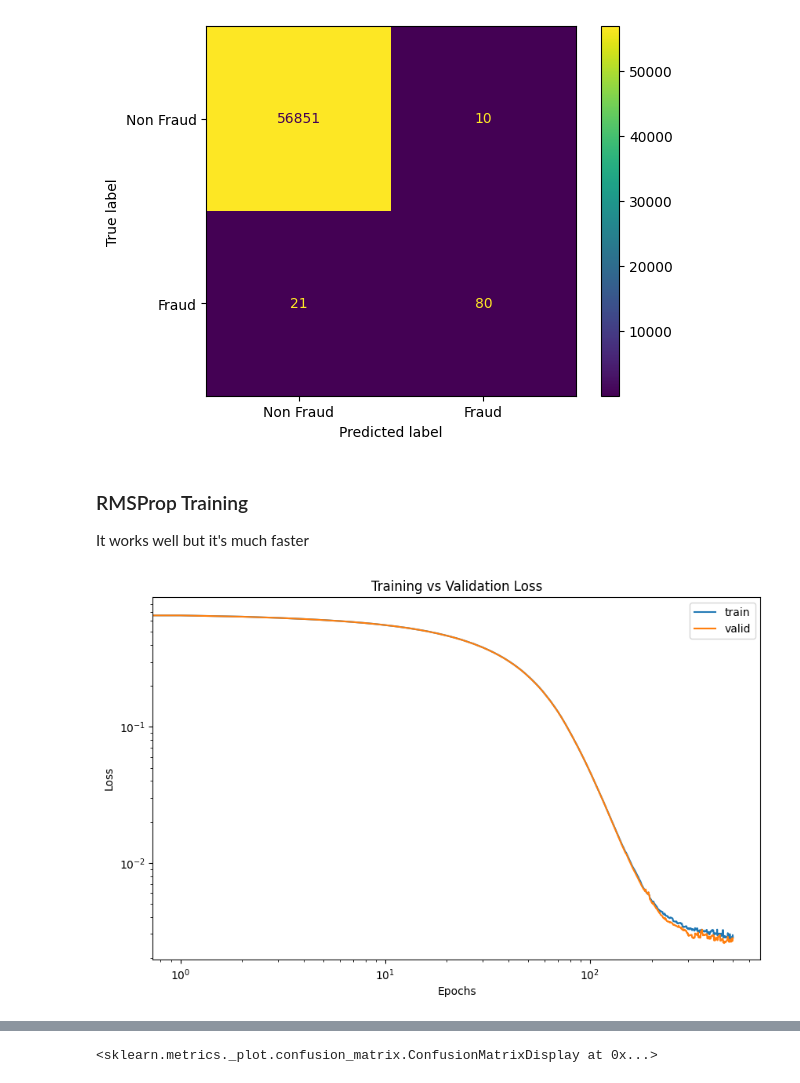
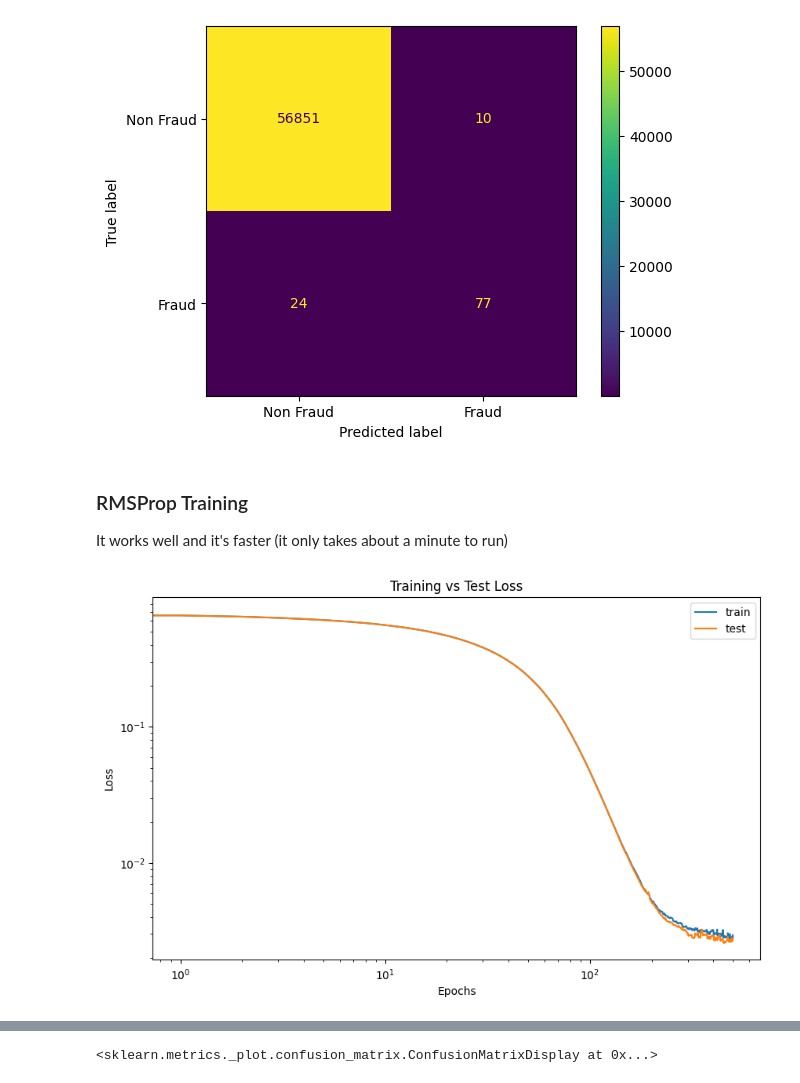
Before and after one commit to edogriba/NAML-2024, a Jupyter notebook: AutoEncoderForFraudDetection.ipynb, the cells around one changed output, grey strips where cells are left out. Drawn from its saved outputs; the diff is of its cells as text; code cells hidden in the pictures.

```diff
--- a/AutoEncoderForFraudDetection.ipynb
+++ b/AutoEncoderForFraudDetection.ipynb
@@ -262,13 +254,13 @@ It works well but it is really slow
 # %%
 # Hyperparameters
 layers_size = [30, 20, 10, 1]
-num_epochs = 1500
+num_epochs = 500
 learning_rate = 0.8
 
 params = initialize_params_ANN(layers_size)
 grad = jax.grad(loss_X_ent_ANN, argnums=2)
 
-# Just in time
+# Just in time compilation
 loss_jit = jax.jit(loss_X_ent_ANN)
 grad_jit = jax.jit(grad)
 
@@ -317,60 +308,56 @@ ConfusionMatrixDisplay(confusion_matrix(y_test, y_pred_test), display_labels=["N
 # %% [markdown]
 ### RMSProp Training
 
-It works well but it's much faster
+It works well and it's faster (it only takes about a minute to run)
 # %%
 # Hyperparameters
 layers_size = [30, 20, 10, 1]
-# Training options
 num_epochs = 500
 batch_size = 1000
 learning_rate = 2e-3
 decay_rate = 0.9
-delta = 1e-6  # Increased for stability
+delta = 1e-6
 
-#################################################
 # Initialize params and jit objects
 params = initialize_params_ANN(layers_size)
 grad = jax.grad(loss_X_ent_ANN, argnums=2)
 grad_jit = jax.jit(grad)
 cross_entropy_jit = jax.jit(loss_X_ent_ANN)
 
-#################################################
-
 history_train_Xen = list()
-history_valid_Xen = list()
+history_test_Xen = list()
 
 n_train = x_train.shape[0]
 cumulated_sqr_grad = [0.0 for _ in range(len(params))]
 
 for epoch in tqdm(range(num_epochs)):
-    idxs = np.random.choice(n_train, batch_size, replace=False)  # Use `replace=False` for diversity in batches
-    grad_val = grad_jit(x_train[idxs, :], y_train[idxs, :], params)  # FIXED indexing
+    idxs = np.random.choice(n_train, batch_size, replace=False)
+    grad_val = grad_jit(x_train[idxs, :], y_train[idxs, :], params)
 
     for i in range(len(params)):
-        # Accumulate squared gradients
+        # Cumulated squared gradients
         cumulated_sqr_grad[i] = (decay_rate * cumulated_sqr_grad[i] +
                                  (1 - decay_rate) * grad_val[i] * grad_val[i])
 
         # Update parameters using adaptive learning rate
         params[i] -= grad_val[i] * learning_rate * (1 / (delta + jnp.sqrt(cumulated_sqr_grad[i])))
 
-    # Compute loss once per epoch, not per parameter update
+    # Compute loss once per epoch
     history_train_Xen.append(cross_entropy_jit(x_train, y_train, params))
-    history_valid_Xen.append(cross_entropy_jit(x_test, y_test, params))
+    history_test_Xen.append(cross_entropy_jit(x_test, y_test, params))
 
-# Plot loss curves (fixed variable names)
+# Plot loss curves
 plt.figure(figsize=(10, 6))
 plt.loglog(history_train_Xen, label="train")
-plt.loglog(history_valid_Xen, label="valid")
+plt.loglog(history_test_Xen, label="test")
 plt.legend()
 plt.xlabel("Epochs")
 plt.ylabel("Loss")
-plt.title("Training vs Validation Loss")
+plt.title("Training vs Test Loss")
 plt.show()
 
 print("Final Train Loss:", history_train_Xen[-1])
-print("Final Validation Loss:", history_valid_Xen[-1])
+print("Final Test Loss:", history_test_Xen[-1])
 # %% [output]
-[figure, old version]
+[figure, new version]
 Final Train Loss: 0.0028517472
```
Also changed, not shown: parts of 22 cells of this notebook.
